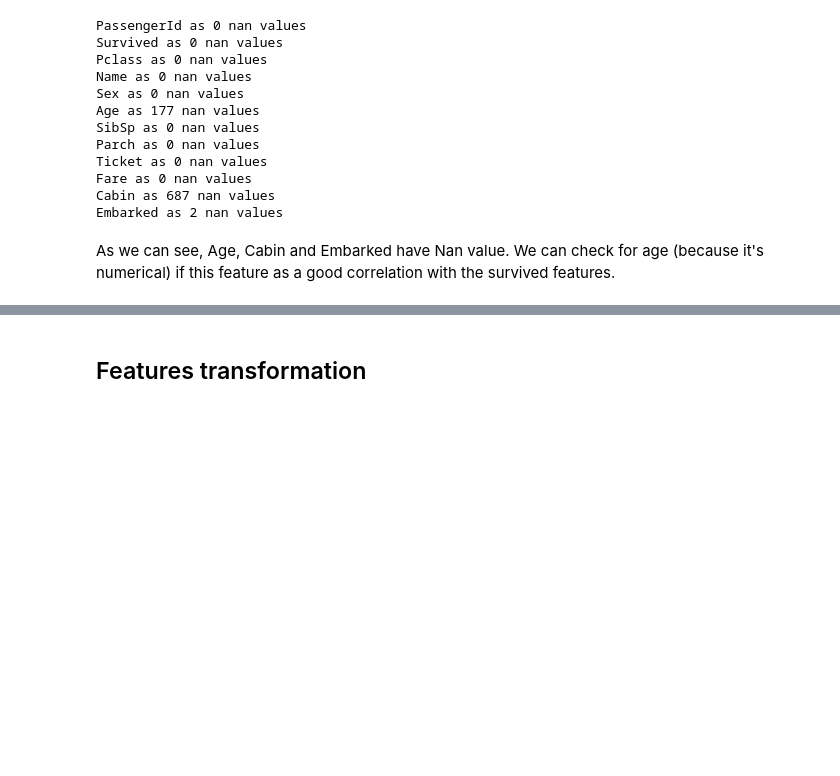
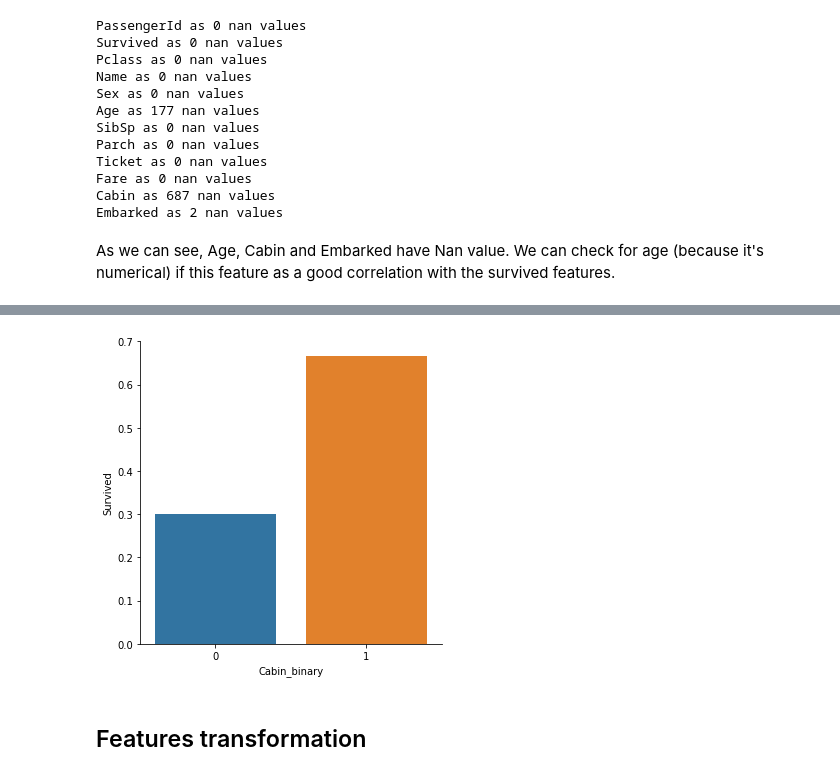
Before and after one commit to chris97425/titanic_kaggle_training, a Jupyter notebook: Notebook/data_analysis.ipynb, the cells around one changed output, grey strips where cells are left out. Drawn from its saved outputs; the diff is of its cells as text; code cells hidden in the pictures; blank space fills up the shorter version.

```diff
--- a/Notebook/data_analysis.ipynb
+++ b/Notebook/data_analysis.ipynb
@@ -95,0 +108,3 @@ This table tell us for 1 more age the survival rate decrease to 7%.
+# %%
+# Convert Cabin in a binary problem
+titanic_df["Cabin_binary"]=titanic_df.apply(lambda x: 0 if pd.isnull(x.Cabin)  else 1, axis=1)
@@ -96,3 +121,8 @@ This table tell us for 1 more age the survival rate decrease to 7%.
+# %%
+ax = sns.catplot(x="Cabin_binary",y="Survived",data=titanic_df
+    , kind="bar", ci=None, aspect=1)
+# %% [output]
+[figure, added]
 # %% [markdown]
 ## Features transformation
 # %% [markdown]
```
Also changed, not shown: parts of 5 cells of this notebook.
